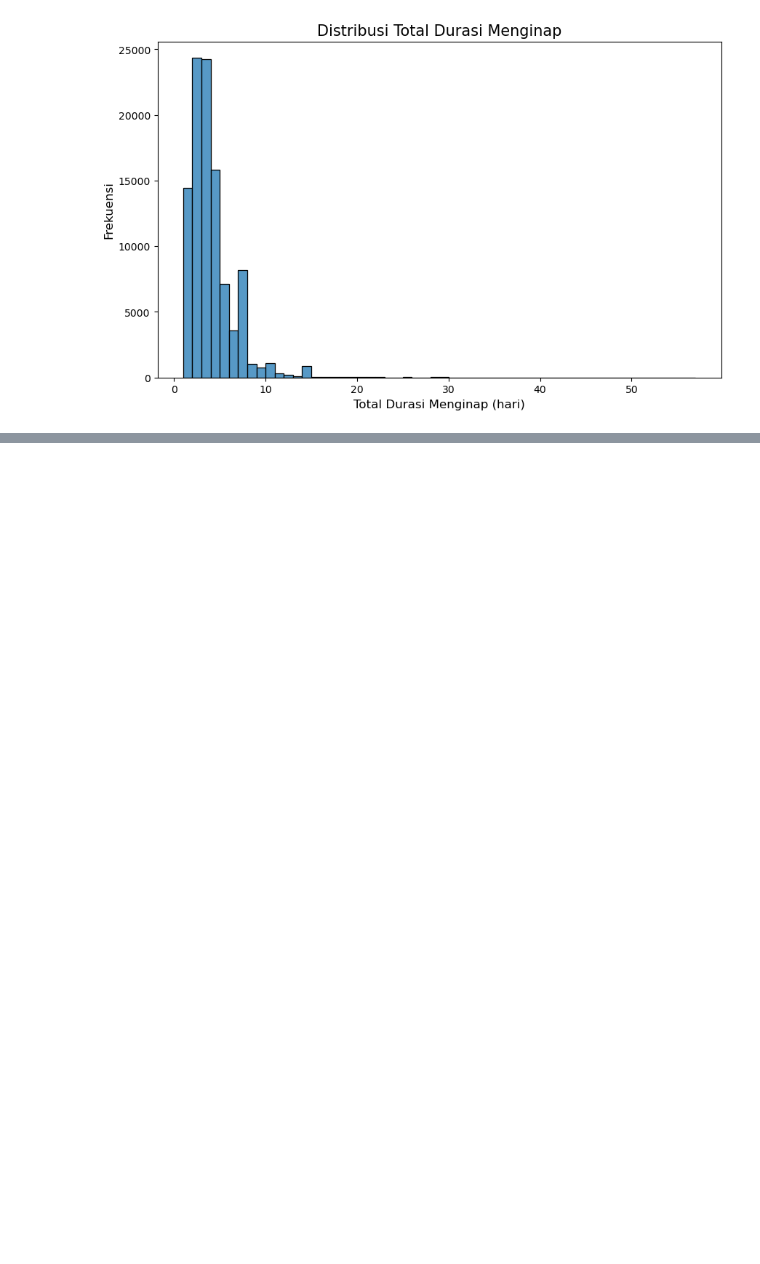
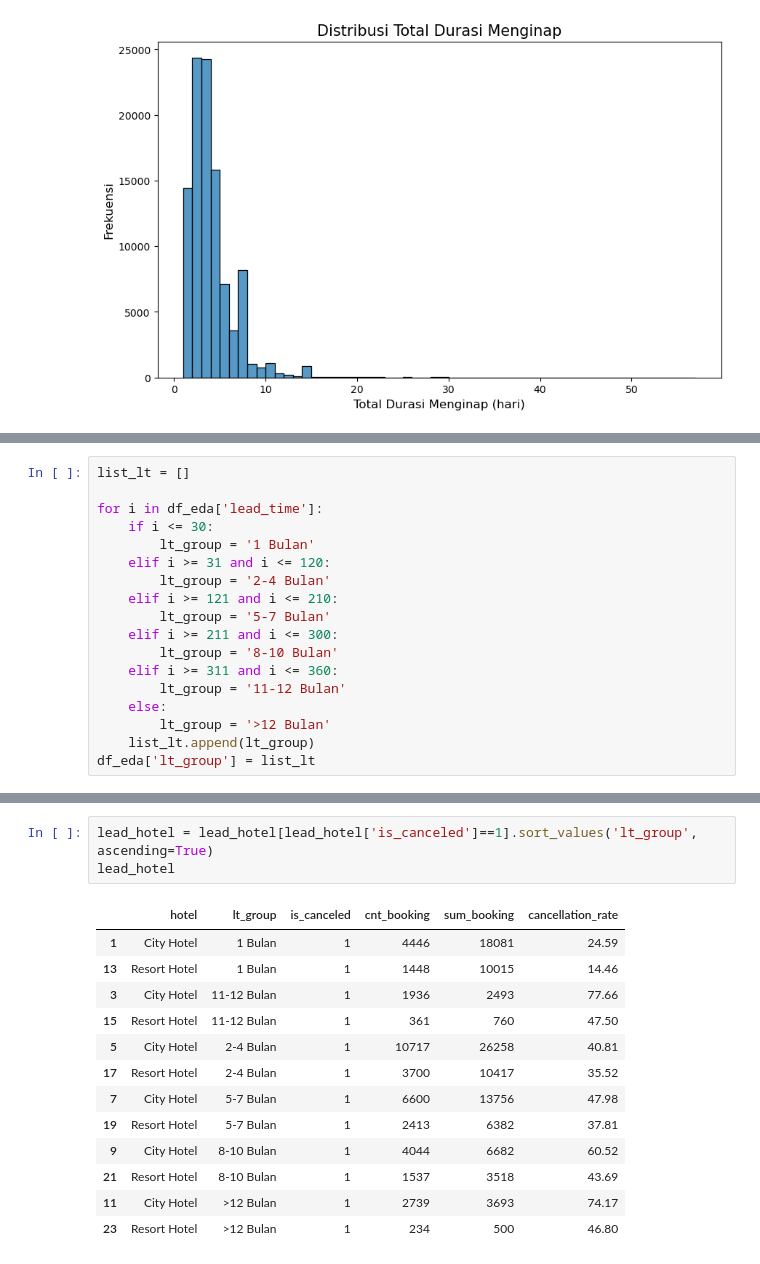
Before and after one commit to LimatanL/investigate-hotel-business-using-data-visualization, a Jupyter notebook: data_preparation.ipynb, the cells around one changed output, grey strips where cells are left out. Drawn from its saved outputs; the diff is of its cells as text; blank space fills up the shorter version.

```diff
--- a/data_preparation.ipynb
+++ b/data_preparation.ipynb
@@ -492,0 +496,18 @@ plt.tight_layout()
+# %%
+list_lt = []
+
+for i in df_eda['lead_time']:
+    if i <= 30:
+        lt_group = '1 Bulan'
+    elif i >= 31 and i <= 120:
+        lt_group = '2-4 Bulan'
+    elif i >= 121 and i <= 210:
+        lt_group = '5-7 Bulan'
+    elif i >= 211 and i <= 300:
+        lt_group = '8-10 Bulan'
+    elif i >= 311 and i <= 360:
+        lt_group = '11-12 Bulan'
+    else:
+        lt_group = '>12 Bulan'
+    list_lt.append(lt_group)
+df_eda['lt_group'] = list_lt
@@ -492,0 +531,17 @@ plt.tight_layout()
+# %%
+lead_hotel = lead_hotel[lead_hotel['is_canceled']==1].sort_values('lt_group', ascending=True)
+lead_hotel
+# %% [output]
+|  | hotel | lt_group | is_canceled | cnt_booking | sum_booking | cancellation_rate |
+| 1 | City Hotel | 1 Bulan | 1 | 4446 | 18081 | 24.59 |
+| 13 | Resort Hotel | 1 Bulan | 1 | 1448 | 10015 | 14.46 |
+| 3 | City Hotel | 11-12 Bulan | 1 | 1936 | 2493 | 77.66 |
+| 15 | Resort Hotel | 11-12 Bulan | 1 | 361 | 760 | 47.50 |
+| 5 | City Hotel | 2-4 Bulan | 1 | 10717 | 26258 | 40.81 |
+| 17 | Resort Hotel | 2-4 Bulan | 1 | 3700 | 10417 | 35.52 |
+| 7 | City Hotel | 5-7 Bulan | 1 | 6600 | 13756 | 47.98 |
+| 19 | Resort Hotel | 5-7 Bulan | 1 | 2413 | 6382 | 37.81 |
+| 9 | City Hotel | 8-10 Bulan | 1 | 4044 | 6682 | 60.52 |
+| 21 | Resort Hotel | 8-10 Bulan | 1 | 1537 | 3518 | 43.69 |
+| 11 | City Hotel | >12 Bulan | 1 | 2739 | 3693 | 74.17 |
+| 23 | Resort Hotel | >12 Bulan | 1 | 234 | 500 | 46.80 |
```
Also changed, not shown: parts of 7 cells of this notebook, 2 other files.
